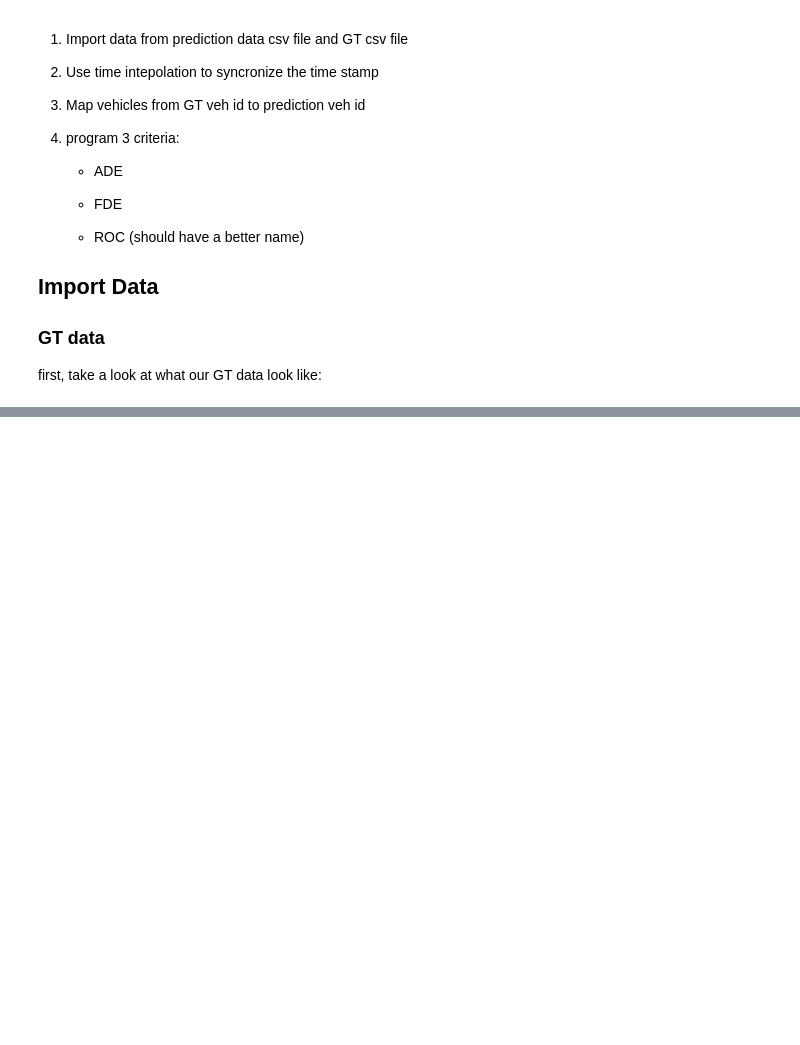
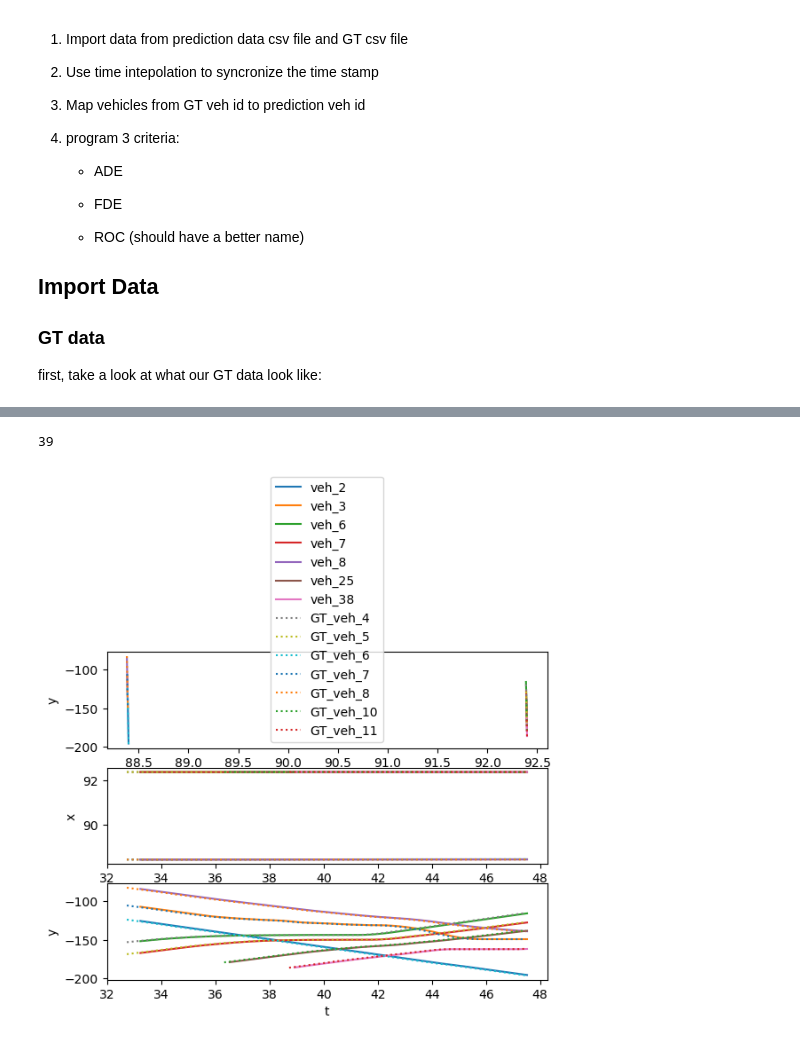
Before and after one commit to xinyiww/ros_record, a Jupyter notebook: Comparison Between GT Trajectory and Multi-Step Predictions.ipynb, the cells around one changed output, grey strips where cells are left out. Cells and saved outputs as stored; diff of their text form; code cells hidden in the pictures; blank space fills up the shorter version.

```diff
--- a/Comparison Between GT Trajectory and Multi-Step Predictions.ipynb
+++ b/Comparison Between GT Trajectory and Multi-Step Predictions.ipynb
@@ -193,0 +129,63 @@ PRED[0,4:(4+n_pred)], PRED[0,(4+n_pred):(4+2*n_pred)],n_pred
+# %%
+# let's draw a similar plot on prediction
+max_n = int(max(PRED[:,3]))
+print(max_n)
+
+fig2= plt.figure(2)
+
+fig2.clf()
+ax4 = fig2.add_subplot(311)
+ax5 = fig2.add_subplot(312)
+ax6 = fig2.add_subplot(313)
+dt = PRED[0, 1]
+n_pred = int(PRED[0,2])
+last_seen = [2,3,6,7,8,25,38]
+# for i in range(1,30):
+for i in last_seen:
+    pred_data = PRED[PRED[:,3] == float(i)] # t_start,dt,n_pred,i | xs,ys,dxs, dys
+    # print the first prediction
+    x1 = pred_data[:,4]
+    y1 = pred_data[:,4 + n_pred]
+    pred_t = dt + pred_data[:, 0]
+    ax4.plot(x1,y1,label = "veh_"+str(i))
+#     if i == check :
+#         ax1.scatter(gt_traj[:,2], gt_traj[:,3])
+    ax4 .legend()
+    ax4.set_xlabel("x")
+    ax4.set_ylabel("y")
+    ax5.plot(pred_t,x1 , label = "veh_"+str(i))
+#     if i == check :
+#         ax2.scatter(gt_traj[:,0], gt_traj[:,2])
+#     ax5.legend()
+    ax5.set_xlabel("t")
+    ax5.set_ylabel("x")
+    ax6.plot(pred_t,y1 , label = "veh_"+str(i))
+#     if i == check :
+#         ax3.scatter(gt_traj[:,0], gt_traj[:,3])
+#     ax6.legend()
+    ax6.set_xlabel("t")
+    ax6.set_ylabel("y")
+
+
+add_gt = True
+if add_gt:
+    max_n = int(max(GT[:,1]))
+    gt_sel = (4,5,6,7,8,10,11)
+    for i in gt_sel:
+    # for i in range(7,12):
+        gt_traj = GT[GT[:,1] == float(i)]
+        ax4 .plot(gt_traj[:,2], gt_traj[:,3], ':', label = "GT_veh_"+str(i))
+        ax4 .legend()
+        ax4.set_xlabel("x")
+        ax4.set_ylabel("y")
+        ax5.plot(gt_traj[:,0], gt_traj[:,2],':', label = "GT_veh_"+str(i))
+        ax5.set_xlabel("t")
+        ax5.set_ylabel("x")
+        ax6.plot(gt_traj[:,0], gt_traj[:,3],':', label = "GT_veh_"+str(i))
+        ax6.set_xlabel("t")
+        ax6.set_ylabel("y")
+
+plt.show()
+# %% [output]
+39
+[figure, added]
```
Also changed, not shown: parts of 10 cells of this notebook, 6 other files.
